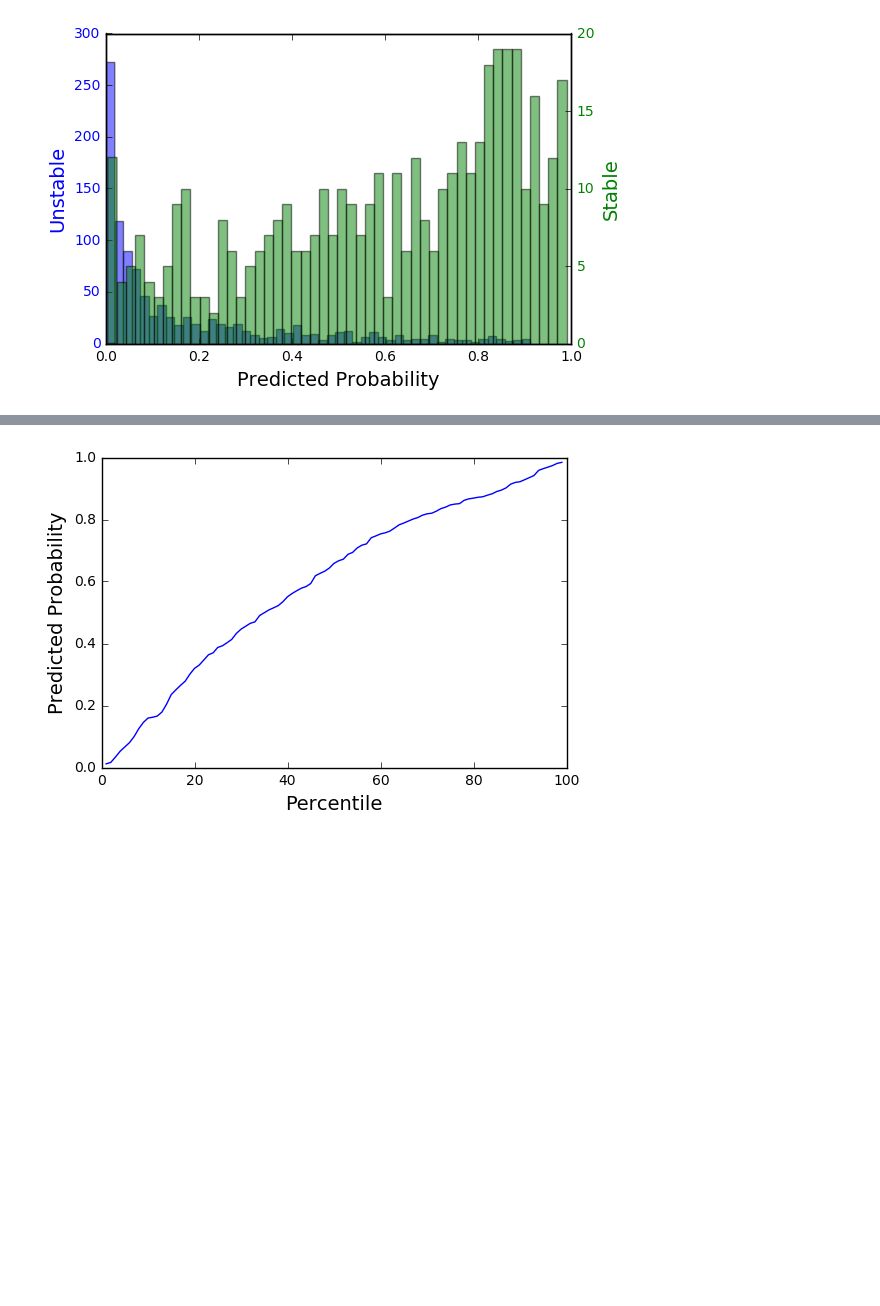
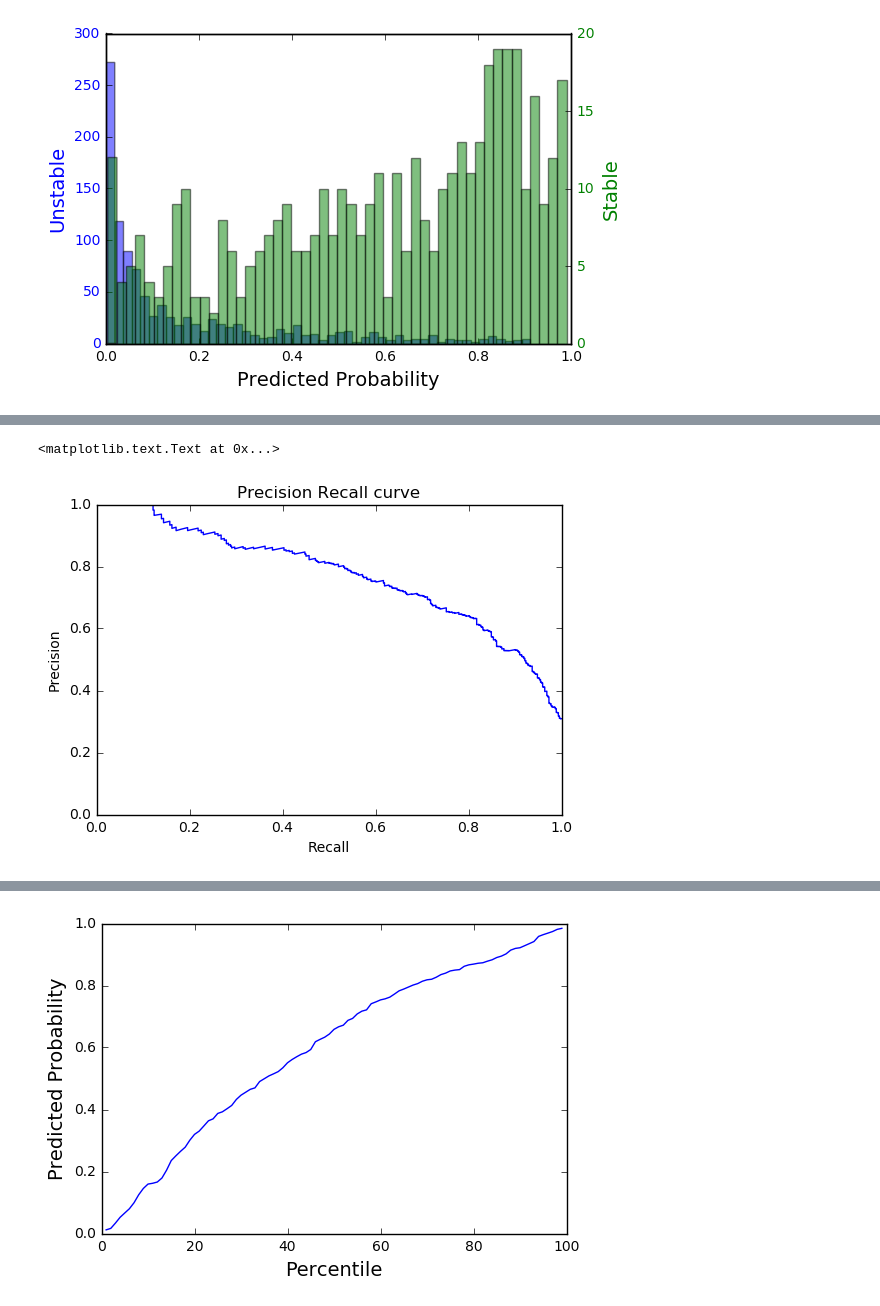
Before and after one commit to dtamayo/Stability, a Jupyter notebook: Analysis/XGBoost.ipynb, the cells around one changed output, grey strips where cells are left out. Saved outputs shown, nothing was run; the diff lists cells and outputs as text; code cells hidden in the pictures; blank space fills up the shorter version.

```diff
--- a/Analysis/XGBoost.ipynb
+++ b/Analysis/XGBoost.ipynb
@@ -421,0 +456,13 @@ for tl in ax2.get_yticklabels():
+# %%
+from sklearn.metrics import precision_recall_curve
+precision, recall, thresholds = precision_recall_curve(dftest['Stable'], y_pred[:,1])
+fig, ax = plt.subplots()
+ax.plot(recall, precision)
+ax.set_xlim([0.0, 1.0])
+ax.set_ylim([0.0, 1.0])
+ax.set_xlabel('Recall')
+ax.set_ylabel('Precision')
+ax.set_title('Precision Recall curve')
+# %% [output]
+<matplotlib.text.Text at 0x...>
+[figure, added]
```
Also changed, not shown: parts of 6 cells of this notebook, 5 other files.
